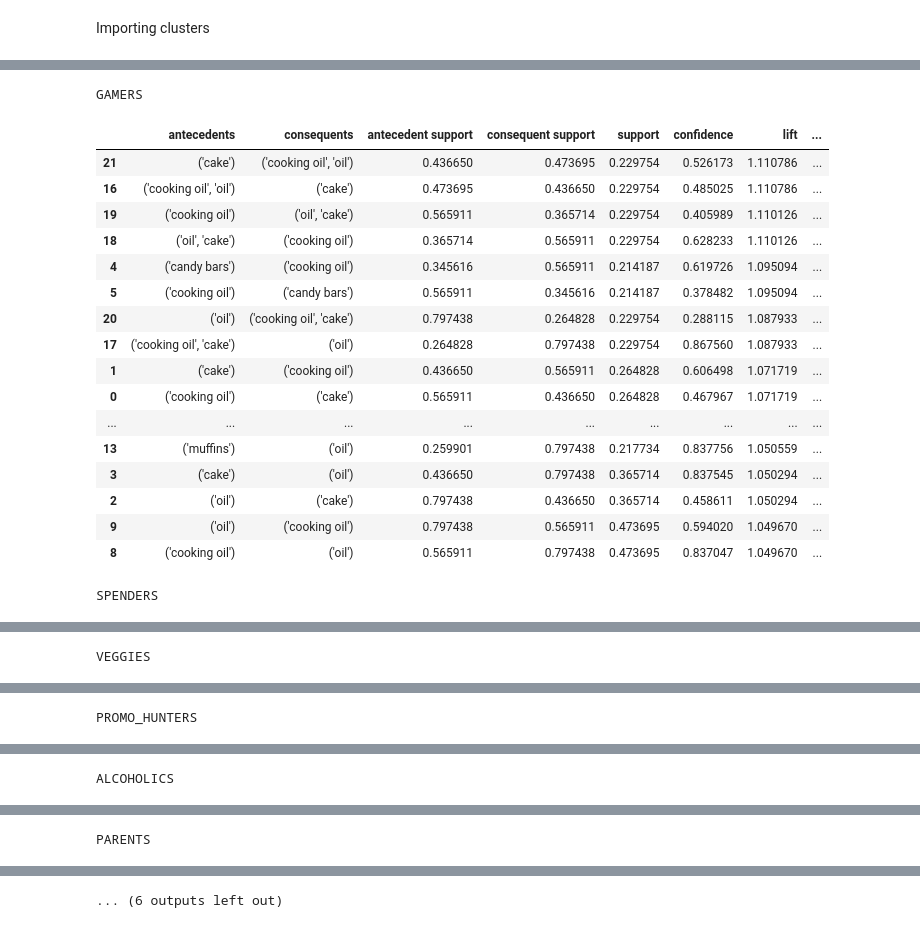
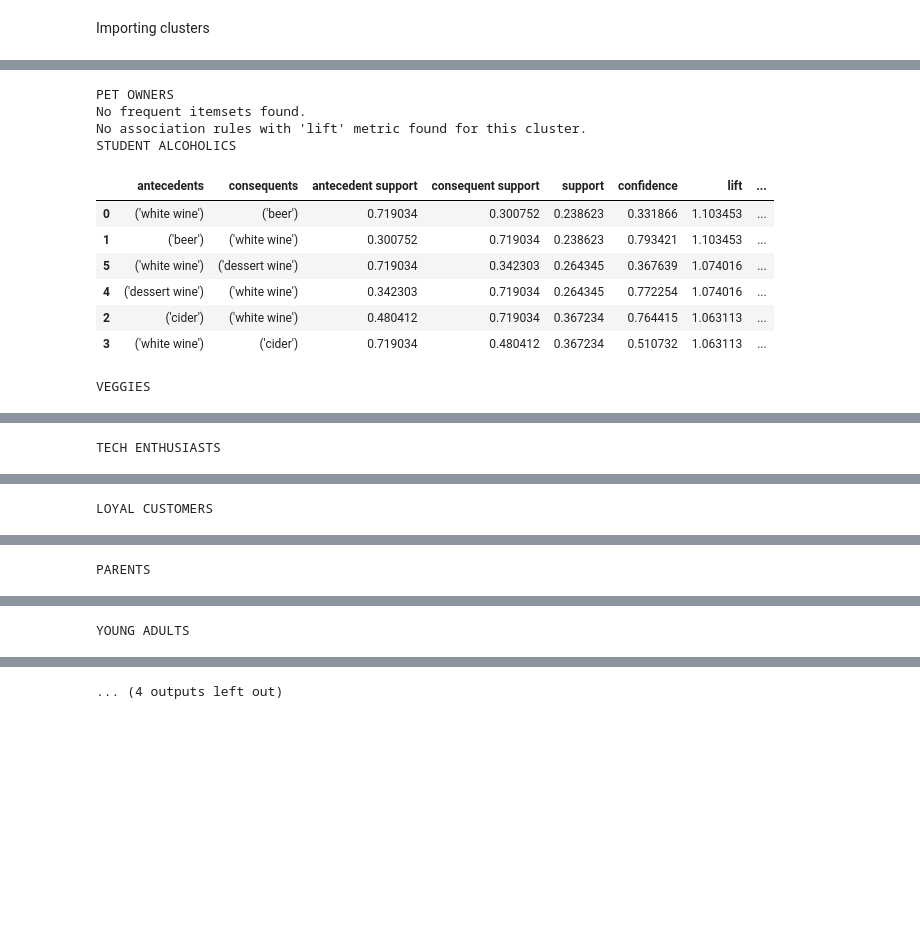
Before and after one commit to master-boda/Client-Segmentation-with-U-MAP-Embedding, a Jupyter notebook: src/associationrules/associationrules.ipynb, the cells around one changed output, grey strips where cells are left out. Cells and saved outputs as stored; diff of their text form; code cells hidden in the pictures; blank space fills up the shorter version.

```diff
--- a/src/associationrules/associationrules.ipynb
+++ b/src/associationrules/associationrules.ipynb
@@ -23,15 +23,15 @@ Importing clusters
 sys.path.append(os.path.abspath('..'))
 base_dir = os.path.abspath(os.path.join(os.getcwd(), '../../data/clusters/'))
 
-parents = pd.read_csv(base_dir + '/cluster_1.0.csv')
-promo_hunters= pd.read_csv(base_dir + '/cluster_2.0.csv')
+pet_owners = pd.read_csv(base_dir + '/cluster_1.0.csv')
+student_alcoholics = pd.read_csv(base_dir + '/cluster_2.0.csv')
 veggies= pd.read_csv(base_dir + '/cluster_3.0.csv')
-high_spenders = pd.read_csv(base_dir + '/cluster_4.0.csv')
+tech_enthusiasts = pd.read_csv(base_dir + '/cluster_4.0.csv')
 loyal_customers = pd.read_csv(base_dir + '/cluster_5.0.csv')
-young_drinkers = pd.read_csv(base_dir + '/cluster_6.0.csv')
-young_tech_gamers = pd.read_csv(base_dir + '/cluster_7.0.csv')
-pet_lovers = pd.read_csv(base_dir + '/cluster_0.0.csv')
-fishies = pd.read_csv(base_dir + '/fishy_outliers.csv')
+parents = pd.read_csv(base_dir + '/cluster_6.0.csv')
+young_adults = pd.read_csv(base_dir + '/cluster_7.0.csv')
+promo_hunters = pd.read_csv(base_dir + '/cluster_0.0.csv')
+fishies = pd.read_csv(base_dir + '/cluster_8.0.csv')
 
 basket_path = os.path.abspath(os.path.join(os.getcwd(), '../../data/raw/'))
 
@@ -95,45 +81,37 @@ clusters = [pet_lovers,high_spenders,young_drinkers,young_tech_gamers,fishies,ve
 # %%
-clusters = {'gamers': young_tech_gamers,
-            'spenders': high_spenders,
-            'veggies': veggies,
-            'promo_hunters': promo_hunters,
-            'alcoholics': young_drinkers,
-            'parents': parents,
-            'young_tech_gamers': young_tech_gamers,
-            'pet lovers': pet_lovers,
-            'loyal customers': loyal_customers,
-            'fishies': fishies
+clusters = {'Pet Owners': pet_owners,
+            'Student Alcoholics': student_alcoholics,
+            'Veggies': veggies,
+            'Tech Enthusiasts': tech_enthusiasts,
+            'Loyal Customers': loyal_customers,
+            'Parents': parents,
+            'Young Adults': young_adults,
+            'Promo Hunters': promo_hunters,
+            'Fishies': fishies
             }
 
-# Display the association rules for each cluster
-# The association rules are sorted by lift in descending order
-# Only the top 60 association rules are displayed
+# display the association rules for each cluster
+# the association rules are sorted by lift in descending order
+# only the top 60 association rules are displayed
 for cluster_name, cluster in clusters.items():
     print(cluster_name.upper())
     result = association_rules_pipeline(cluster, basket)
 
     if not result.empty and 'lift' in result.columns:
         display(result.sort_values('lift', ascending=False).head(60))
     else:
         print("No association rules with 'lift' metric found for this cluster.")
 # %% [output]
-GAMERS
+PET OWNERS
+No frequent itemsets found.
+No association rules with 'lift' metric found for this cluster.
+STUDENT ALCOHOLICS
 |  | antecedents | consequents | antecedent support | consequent support | support | confidence | lift | ... |
-| 21 | ('cake') | ('cooking oil', 'oil') | 0.436650 | 0.473695 | 0.229754 | 0.526173 | 1.110786 | ... |
-| 16 | ('cooking oil', 'oil') | ('cake') | 0.473695 | 0.436650 | 0.229754 | 0.485025 | 1.110786 | ... |
-| 19 | ('cooking oil') | ('oil', 'cake') | 0.565911 | 0.365714 | 0.229754 | 0.405989 | 1.110126 | ... |
-| 18 | ('oil', 'cake') | ('cooking oil') | 0.365714 | 0.565911 | 0.229754 | 0.628233 | 1.110126 | ... |
-| 4 | ('candy bars') | ('cooking oil') | 0.345616 | 0.565911 | 0.214187 | 0.619726 | 1.095094 | ... |
-| 5 | ('cooking oil') | ('candy bars') | 0.565911 | 0.345616 | 0.214187 | 0.378482 | 1.095094 | ... |
-| 20 | ('oil') | ('cooking oil', 'cake') | 0.797438 | 0.264828 | 0.229754 | 0.288115 | 1.087933 | ... |
-| 17 | ('cooking oil', 'cake') | ('oil') | 0.264828 | 0.797438 | 0.229754 | 0.867560 | 1.087933 | ... |
-| 1 | ('cake') | ('cooking oil') | 0.436650 | 0.565911 | 0.264828 | 0.606498 | 1.071719 | ... |
-| 0 | ('cooking oil') | ('cake') | 0.565911 | 0.436650 | 0.264828 | 0.467967 | 1.071719 | ... |
-| ... | ... | ... | ... | ... | ... | ... | ... | ... |
-| 13 | ('muffins') | ('oil') | 0.259901 | 0.797438 | 0.217734 | 0.837756 | 1.050559 | ... |
-| 3 | ('cake') | ('oil') | 0.436650 | 0.797438 | 0.365714 | 0.837545 | 1.050294 | ... |
-| 2 | ('oil') | ('cake') | 0.797438 | 0.436650 | 0.365714 | 0.458611 | 1.050294 | ... |
-| 9 | ('oil') | ('cooking oil') | 0.797438 | 0.565911 | 0.473695 | 0.594020 | 1.049670 | ... |
-| 8 | ('cooking oil') | ('oil') | 0.565911 | 0.797438 | 0.473695 | 0.837047 | 1.049670 | ... |
+| 0 | ('white wine') | ('beer') | 0.719034 | 0.300752 | 0.238623 | 0.331866 | 1.103453 | ... |
+| 1 | ('beer') | ('white wine') | 0.300752 | 0.719034 | 0.238623 | 0.793421 | 1.103453 | ... |
+| 5 | ('white wine') | ('dessert wine') | 0.719034 | 0.342303 | 0.264345 | 0.367639 | 1.074016 | ... |
+| 4 | ('dessert wine') | ('white wine') | 0.342303 | 0.719034 | 0.264345 | 0.772254 | 1.074016 | ... |
+| 2 | ('cider') | ('white wine') | 0.480412 | 0.719034 | 0.367234 | 0.764415 | 1.063113 | ... |
+| 3 | ('white wine') | ('cider') | 0.719034 | 0.480412 | 0.367234 | 0.510732 | 1.063113 | ... |
-SPENDERS
+VEGGIES
 |  | antecedents | consequents | antecedent support | consequent support | support | confidence | lift | ... |
@@ -152,2 +134,2 @@ SPENDERS
-VEGGIES
+TECH ENTHUSIASTS
 |  | antecedents | consequents | antecedent support | consequent support | support | confidence | lift | ... |
@@ -170,2 +148,2 @@ VEGGIES
-PROMO_HUNTERS
+LOYAL CUSTOMERS
 |  | antecedents | consequents | antecedent support | consequent support | support | confidence | lift | ... |
@@ -178,2 +166,2 @@ PROMO_HUNTERS
-ALCOHOLICS
+PARENTS
 |  | antecedents | consequents | antecedent support | consequent support | support | confidence | lift | ... |
@@ -186,2 +184,2 @@ ALCOHOLICS
-PARENTS
+YOUNG ADULTS
 |  | antecedents | consequents | antecedent support | consequent support | support | confidence | lift | ... |
@@ -204 +202 @@ PARENTS
-... (6 outputs left out)
+... (4 outputs left out)
```
Also changed, not shown: parts of 5 cells of this notebook, 25 other files.
